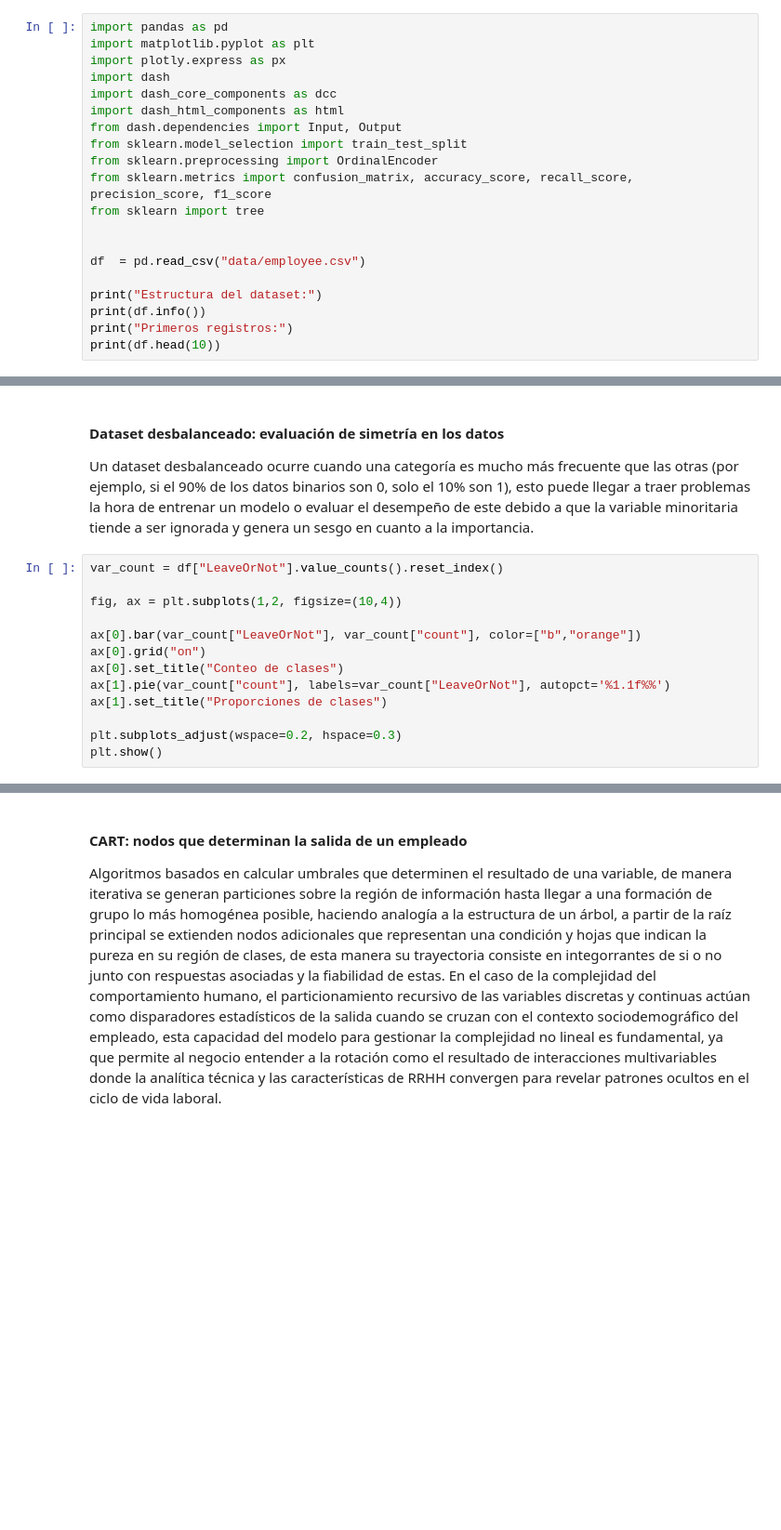
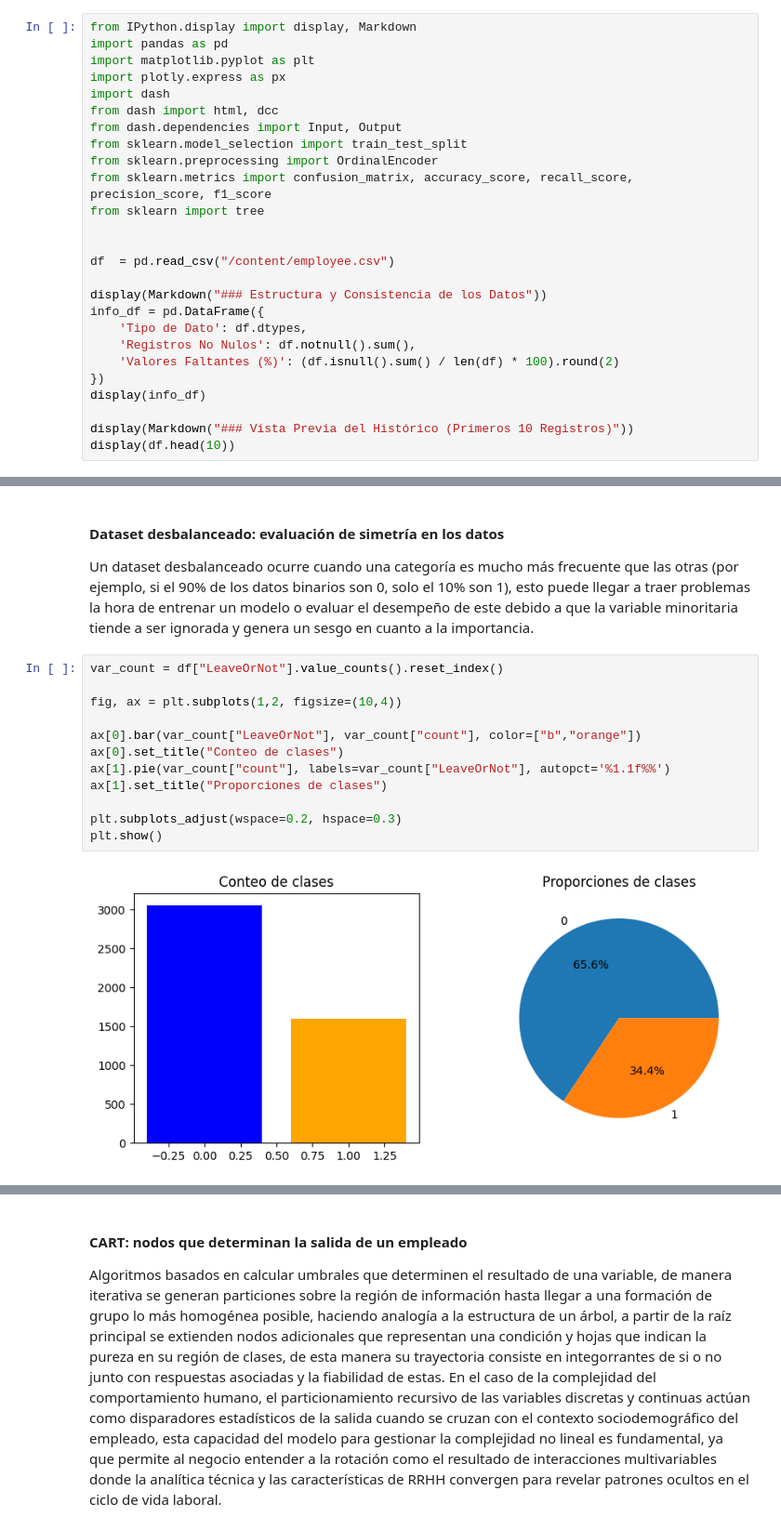
Before and after one commit to genagithub/proyecto-1, a Jupyter notebook: proyecto_1_churn_predict.ipynb, the cells around one changed output, grey strips where cells are left out. Shown at 93% size. Saved outputs shown, nothing was run; the diff lists cells and outputs as text; blank space fills up the shorter version.

```diff
--- a/proyecto_1_churn_predict.ipynb
+++ b/proyecto_1_churn_predict.ipynb
@@ -1,10 +1,10 @@
 # %%
+from IPython.display import display, Markdown
 import pandas as pd
 import matplotlib.pyplot as plt
 import plotly.express as px
 import dash
-import dash_core_components as dcc
-import dash_html_components as html
+from dash import html, dcc
 from dash.dependencies import Input, Output
 from sklearn.model_selection import train_test_split
 from sklearn.preprocessing import OrdinalEncoder
@@ -12,9 +12,15 @@ from sklearn.metrics import confusion_matrix, accuracy_score, recall_score, prec
 from sklearn import tree
 
 
-df  = pd.read_csv("data/employee.csv")
+df  = pd.read_csv("/content/employee.csv")
 
-print("Estructura del dataset:")
-print(df.info())
-print("Primeros registros:")
-print(df.head(10))
+display(Markdown("### Estructura y Consistencia de los Datos"))
+info_df = pd.DataFrame({
+    'Tipo de Dato': df.dtypes,
+    'Registros No Nulos': df.notnull().sum(),
+    'Valores Faltantes (%)': (df.isnull().sum() / len(df) * 100).round(2)
+})
+display(info_df)
+
+display(Markdown("### Vista Previa del Histórico (Primeros 10 Registros)"))
+display(df.head(10))
@@ -24,16 +54,17 @@ Un dataset desbalanceado ocurre cuando una categoría es mucho más frecuente qu
 # %%
 var_count = df["LeaveOrNot"].value_counts().reset_index()
 
 fig, ax = plt.subplots(1,2, figsize=(10,4))
 
 ax[0].bar(var_count["LeaveOrNot"], var_count["count"], color=["b","orange"])
-ax[0].grid("on")
 ax[0].set_title("Conteo de clases")
 ax[1].pie(var_count["count"], labels=var_count["LeaveOrNot"], autopct='%1.1f%%')
 ax[1].set_title("Proporciones de clases")
 
 plt.subplots_adjust(wspace=0.2, hspace=0.3)
 plt.show()
+# %% [output]
+[figure, added]
 # %%
 target = "LeaveOrNot"
 city_var = ["City"]
```
Also changed, not shown: parts of 3 cells of this notebook.
